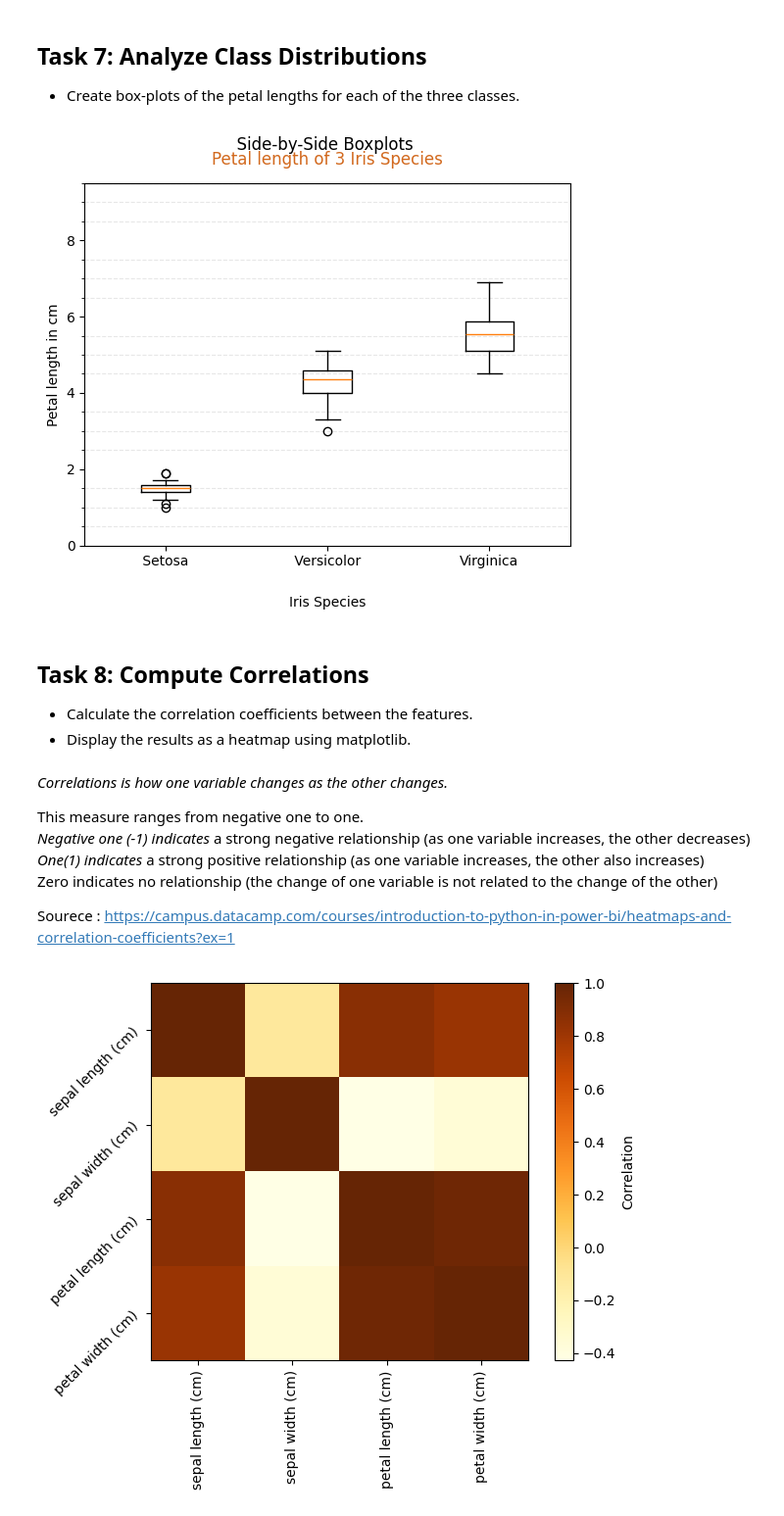
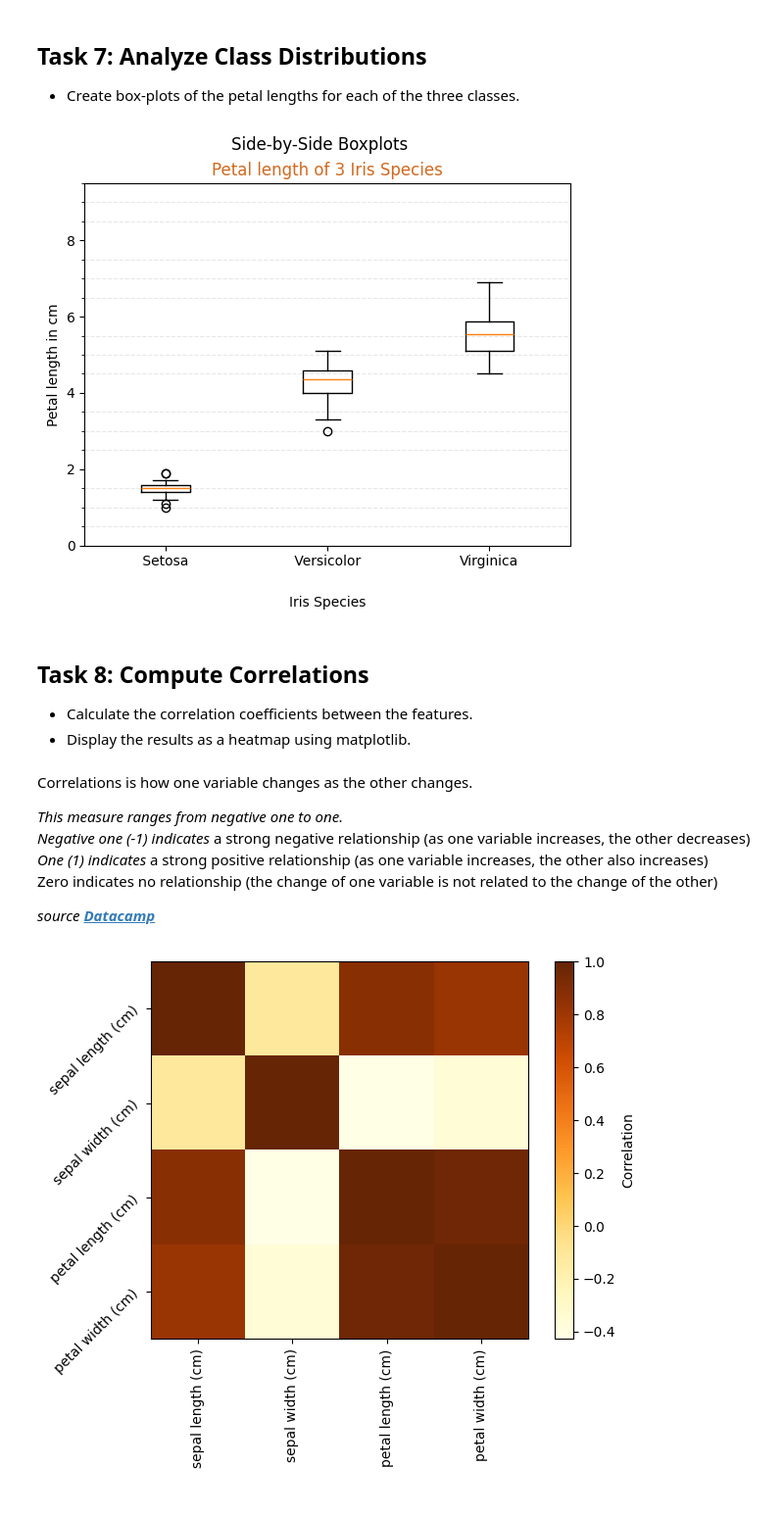
Before and after one commit to Maroua-El-Imame/principles_of_data_analytics, a Jupyter notebook: tasks.ipynb, the cells around one changed output. Shown at 98% size. Saved outputs shown, nothing was run; the diff lists cells and outputs as text; code cells hidden in the pictures.

```diff
--- a/tasks.ipynb
+++ b/tasks.ipynb
@@ -369,18 +419,18 @@ legend_1 = ax.legend(loc="upper right")
 ## Task 7: Analyze Class Distributions
 * Create box-plots of the petal lengths for each of the three classes.
 # %%
-# access each specie using the np array method
+# access each species using the np array method
 # load the dataset
 data = load_iris()
-# data['target_names'] is an array, so I identified the species as follow
+# data['target_names'] is an array, I identified the species as follows:
 
 # Iris species
-#setosa      = data['target_names']== 0
-#versicolor  = data['target_names']== 1
-#virginica   = data['target_names']== 2
+setosa      = data['target_names']== 0
+versicolor  = data['target_names']== 1
+virginica   = data['target_names']== 2
 
-# petal length of each Iris specie. accessing each specie using the np array
-# Course material + mthod of Indexing on ndarrays Numpy documentation.
+# petal length of each Iris species (accessing each species using the np array)
+# applied functions proposed in the lecture material and method of Indexing on ndarrays from the following Numpy documentation.
 # reference 7.1 : https://numpy.org/doc/stable/user/basics.indexing.html
 
 setosa_petal_length     = data['data'][data['target'] == 0,2]
@@ -388,54 +438,59 @@ versicolor_petal_length = data['data'][data['target'] == 1,2]
 virginica_petal_length  = data['data'][data['target'] == 2,2]
 
 # Create figure, axis
 fig, ax = plt.subplots()
 
-# assign a variable
+# assign a variable to the function
 species_petal_length = np.array([setosa_petal_length, versicolor_petal_length, virginica_petal_length])
 
 # create boxplot
+# since the species petal length is a serie that contains 3 elements, each elemt contains a list within it.
+# .T  transpose ) is useful in this case as it takes the first list and plot it as the first element of the boxplot, and continues in this order.
+# .T is what switches the way the data is laid out for the plot.
 ax.boxplot(species_petal_length.T);
 
 # set names of x-axis ticks.
-# Course material  'boxplots' + the following link to documentation page
-# # reference 7.2 https://matplotlib.org/stable/api/_as_gen/matplotlib.axes.Axes.set_xticks.html
+# I applied the lecture material 'boxplots' and consult the documentation page
+# reference 7.2 https://matplotlib.org/stable/api/_as_gen/matplotlib.axes.Axes.set_xticks.html
 ax.set_xticks([1, 2, 3], [" Setosa ", " Versicolor ", "Virginica"], fontsize=10)
 
-# adjust y ticks to 0.5 step
+# adjust y ticks to 0.5 step to simplify the reading
 minor_ticks = np.arange(0, 10, 0.5)
 ax.set_yticks(minor_ticks, minor=True)
 
 # set axis labels
 plt.xlabel('Iris Species', labelpad=20)
 plt.ylabel('Petal length in cm')
 
 # add figure title
-plt.suptitle('  Side-by-Side Boxplots')
-plt.title('Petal length of 3 Iris Species', c='chocolate', fontsize= 12,  y=1.03, weight ='normal')
+# y=1 places the title at the very top of the plot.
+# reference 7.3 : https://matplotlib.org/stable/api/_as_gen/matplotlib.pyplot.title.html#:~:text=yfloat%2C%20default,on%20the%20Axes.
+plt.suptitle('Side-by-Side Boxplots')
+plt.title('Petal length of 3 Iris Species', c='chocolate', fontsize= 12,  y=1, weight ='normal')
 
 # add different settings for the grids
 ax.grid(which='minor', alpha=0.3, linestyle ='--')
 ax.grid(which='major', alpha=0.2)
 
 # adjust the subplot layout using parameters
-# refrence 7.3: https://matplotlib.org/stable/api/_as_gen/matplotlib.pyplot.subplots_adjust.html
+# refrence 7.4: https://matplotlib.org/stable/api/_as_gen/matplotlib.pyplot.subplots_adjust.html
 plt.subplots_adjust(hspace=0.8)
 plt.grid()
 # %% [output]
-[figure, old version]
+[figure, new version]
 # %% [markdown]
 ## Task 8: Compute Correlations
 *   Calculate the correlation coefficients between the features.
 *   Display the results as a heatmap using matplotlib.
 # %% [markdown]
-*Correlations is how one variable changes as the other changes.*
+Correlations is how one variable changes as the other changes.
 
-This measure ranges from negative one to one.
+*This measure ranges from negative one to one.*
 *Negative one (-1) indicates* a strong negative relationship (as one variable increases, the other decreases)
-*One(1) indicates* a strong positive relationship (as one variable increases, the other also increases)
+*One (1) indicates* a strong positive relationship (as one variable increases, the other also increases)
 Zero indicates no relationship (the change of one variable is not related to the change of the other)
 
-Sourece : https://campus.datacamp.com/courses/introduction-to-python-in-power-bi/heatmaps-and-correlation-coefficients?ex=1
+*source [**Datacamp**](https://campus.datacamp.com/courses/introduction-to-python-in-power-bi/heatmaps-and-correlation-coefficients?ex=1)*
 # %%
 # calculate the correlation coefficients between the features
 
```
Also changed, not shown: parts of 44 cells of this notebook, 1 other file.
